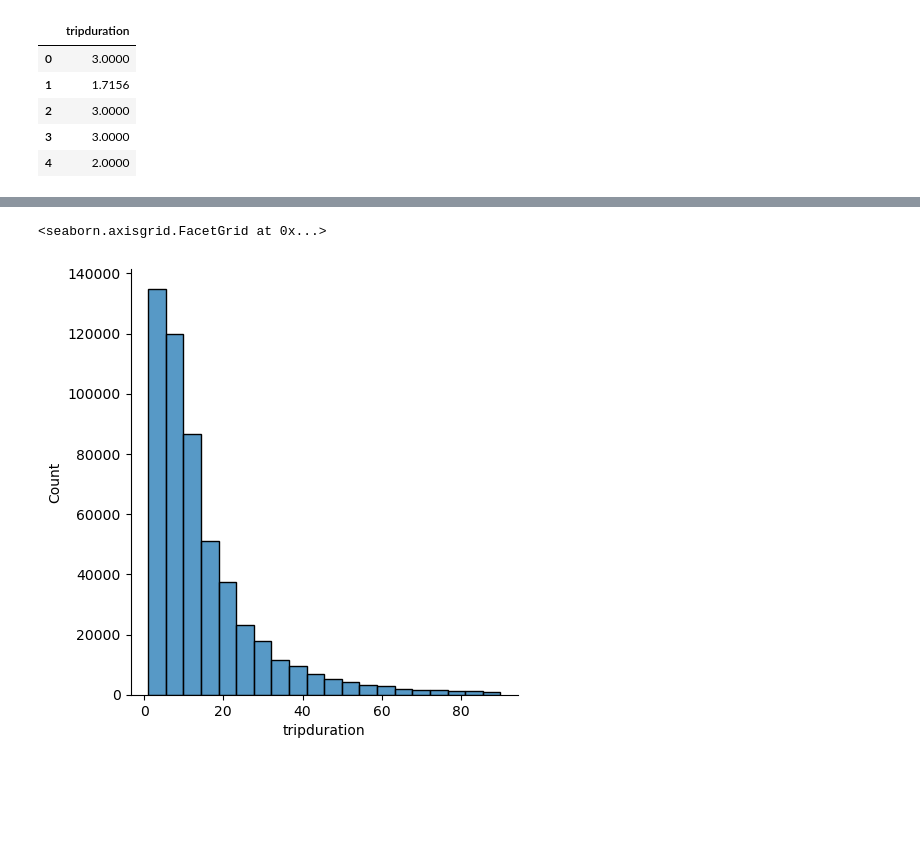
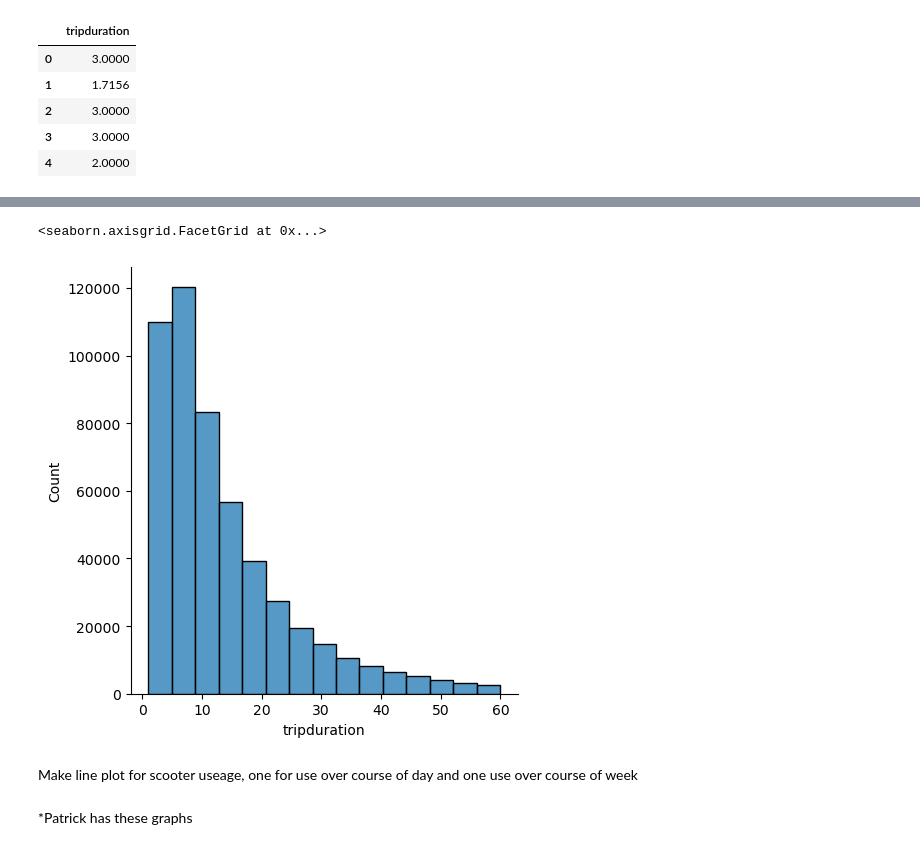
Before and after one commit to NSS-Data-Analytics-Cohort-8/scooter-partner1-badger-badger-python, a Jupyter notebook: notebooks/deliverables.ipynb, the cells around one changed output, grey strips where cells are left out. Cells and saved outputs as stored; diff of their text form; code cells hidden in the pictures; blank space fills up the shorter version.

```diff
--- a/notebooks/deliverables.ipynb
+++ b/notebooks/deliverables.ipynb
@@ -166,5 +170,9 @@ trip_dur['tripduration'].max()
 # %%
-sns.displot(trip_dur, x="tripduration", bins = 20)
+sns.displot(trip_dur, x="tripduration", bins = 15)
 # %% [output]
 <seaborn.axisgrid.FacetGrid at 0x...>
-[figure, old version]
+[figure, new version]
+# %% [markdown]
+Make line plot for scooter useage, one for use over course of day and one use over course of week
+# %% [markdown]
+*Patrick has these graphs
```
Also changed, not shown: parts of 6 cells of this notebook.
